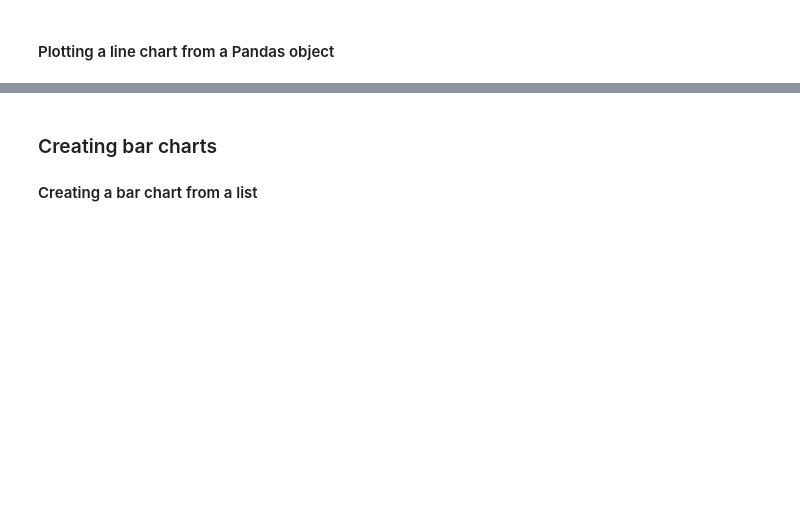
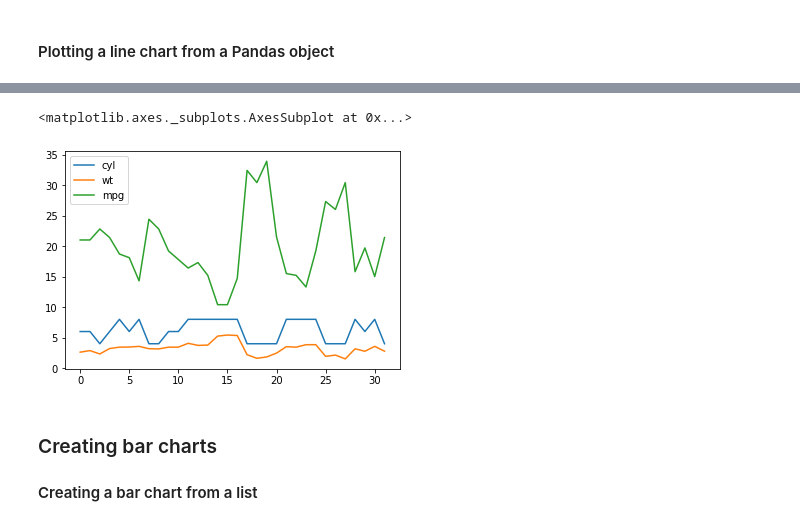
Before and after one commit to johannlilly/linkedin-learning-python-for-data-science-essential-training, a Jupyter notebook: exercise-files/part-1/04_01_begin/04_01_begin.ipynb, the cells around one changed output, grey strips where cells are left out. Saved outputs shown, nothing was run; the diff lists cells and outputs as text; code cells hidden in the pictures; blank space fills up the shorter version.

```diff
--- a/exercise-files/part-1/04_01_begin/04_01_begin.ipynb
+++ b/exercise-files/part-1/04_01_begin/04_01_begin.ipynb
@@ -17,3 +40,10 @@ mpg = cars['mpg']
+# %%
+# generate line chart plotting out 3 variables
+df = cars[['cyl','wt','mpg']]
+df.plot()
+# %% [output]
+<matplotlib.axes._subplots.AxesSubplot at 0x...>
+[figure, added]
 # %% [markdown]
 ### Creating bar charts
 #### Creating a bar chart from a list
```
Also changed, not shown: parts of 10 cells of this notebook, 1 other file.
